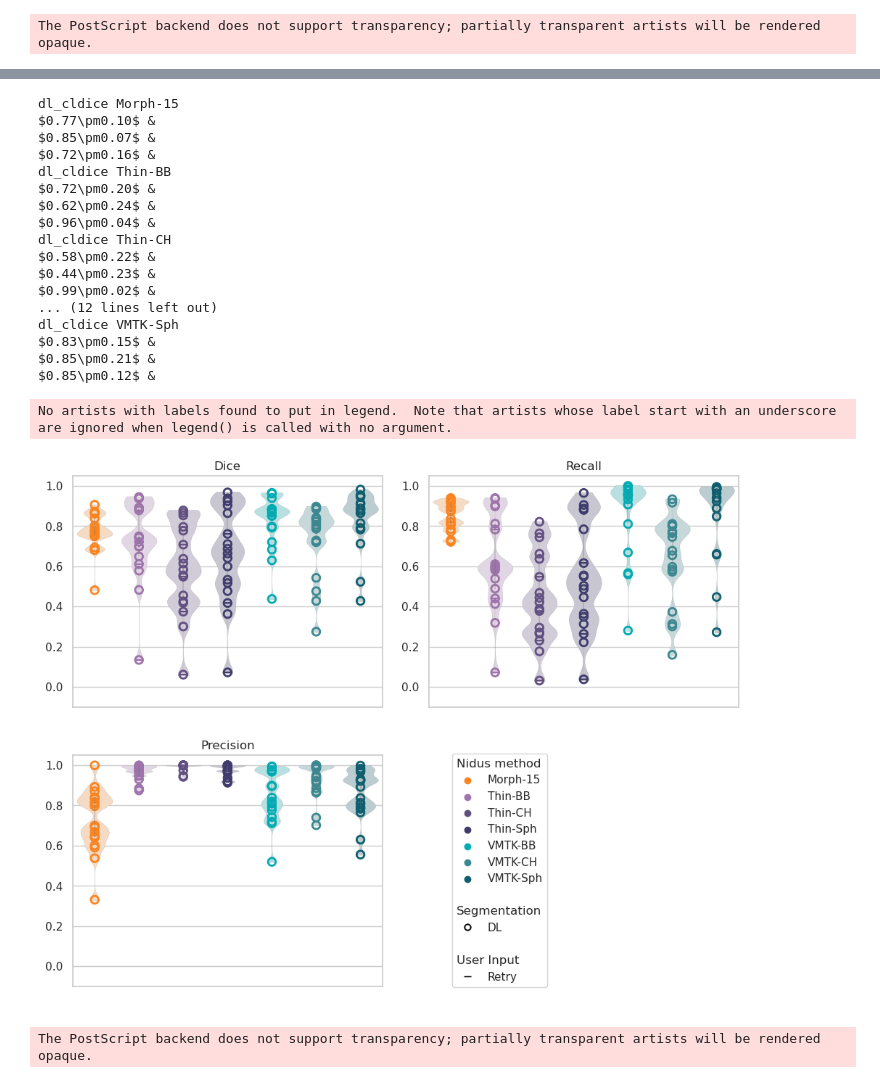
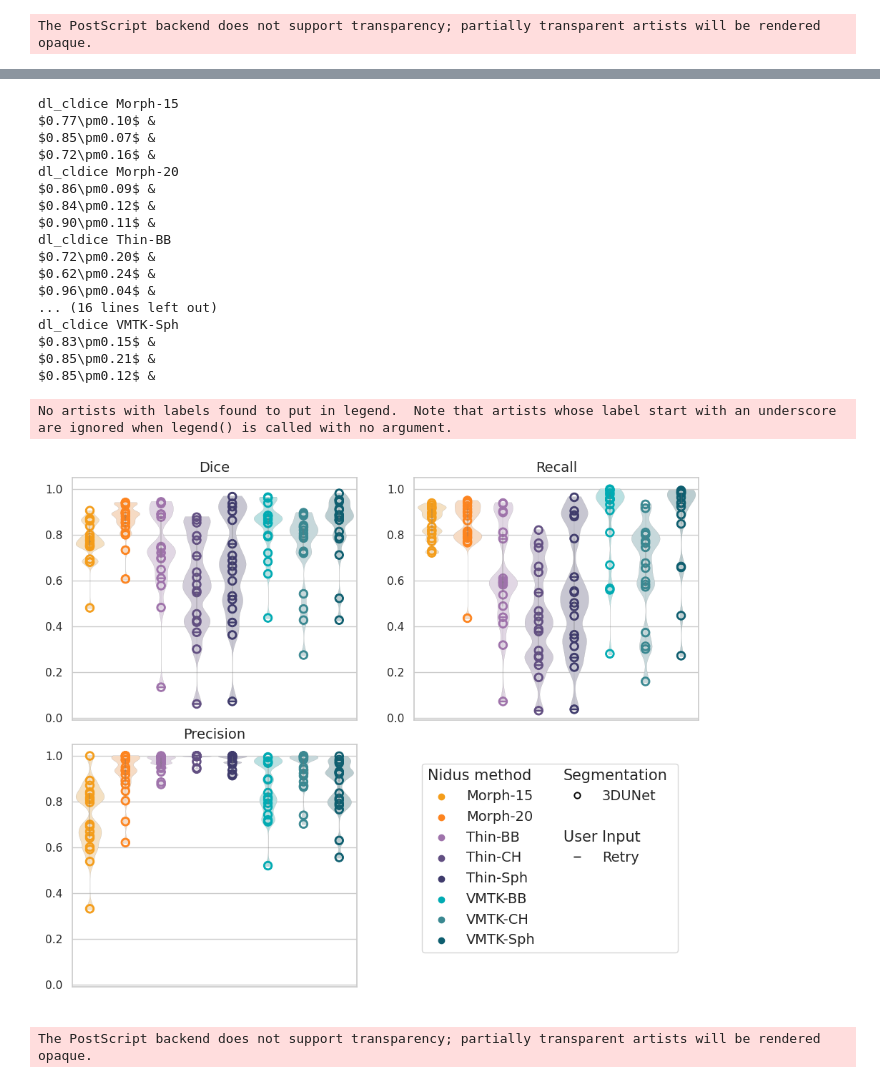
Before and after one commit to CamilaGL/angiographies, a Jupyter notebook: angiographies/utils/makingfigures.ipynb, the cells around one changed output, grey strips where cells are left out. Drawn from its saved outputs; the diff is of its cells as text; code cells hidden in the pictures.

Commit message:
more figures and values summaries

```diff
--- a/angiographies/utils/makingfigures.ipynb
+++ b/angiographies/utils/makingfigures.ipynb
@@ -1299,12 +1299,12 @@ $0.83\pm0.09$ &
 import matplotlib.path as mpath
 from matplotlib.markers import MarkerStyle
 
-datafilemean17 = pd.read_csv("/media/camila/Datos4TB/proyectos/newpipe_unsegm/classification/svtdices-fixed-retries.csv")
+datafilemean17 = pd.read_csv("/media/camila/Datos4TB/proyectos/newpipe_unsegm/classification/svtdices-fixed-morph.csv")
 
 datafilemean17 = datafilemean17[datafilemean17["Method"]!= "Morph-30"]
 
 #manual[manual["Method"]=="Morph-15"]
-methods = ["Morph-15", "Thin-BB", "Thin-CH", "Thin-Sph", "VMTK-BB", "VMTK-CH", "VMTK-Sph"]
+methods = ["Morph-15","Morph-20", "Thin-BB", "Thin-CH", "Thin-Sph", "VMTK-BB", "VMTK-CH", "VMTK-Sph"]
 metrics = ["Dice", "Recall", "Precision"]
 segm = ["dl_cldice"]
 for m in methods:
@@ -1318,15 +1318,15 @@ dl_cldice Morph-15
 $0.77\pm0.10$ &
 $0.85\pm0.07$ &
 $0.72\pm0.16$ &
+dl_cldice Morph-20
+$0.86\pm0.09$ &
+$0.84\pm0.12$ &
+$0.90\pm0.11$ &
 dl_cldice Thin-BB
 $0.72\pm0.20$ &
 $0.62\pm0.24$ &
 $0.96\pm0.04$ &
-dl_cldice Thin-CH
-$0.58\pm0.22$ &
-$0.44\pm0.23$ &
-$0.99\pm0.02$ &
-... (12 lines left out)
+... (16 lines left out)
 dl_cldice VMTK-Sph
 $0.83\pm0.15$ &
 $0.85\pm0.21$ &
@@ -1336,13 +1336,13 @@ import matplotlib.path as mpath
 from matplotlib.markers import MarkerStyle
 
 
-datafile6 = pd.read_csv("/media/camila/Datos4TB/proyectos/newpipe_unsegm/classification/svtdices-fixed-retries.csv")
-
+datafile6 = pd.read_csv("/media/camila/Datos4TB/proyectos/newpipe_unsegm/classification/svtdices-fixed-morph.csv")
+datafile6 = datafile6[datafile6["Method"]!= "Morph-30"]
 palette=['#9C2C77','#8D72E1','#0E5E6F','#2c89a0','#ffffff']
 #palette = ["#F49D1A","#FD841F", "#9F73AB", "#624F82", "#3F3B6C", "#00ABB3","#3A8891", "#0E5E6F"]
-palette = ["#FD841F", "#9F73AB", "#624F82", "#3F3B6C", "#00ABB3","#3A8891", "#0E5E6F"]
-palettee = ["#FFFFFF","#FFFFFF", "#FFFFFF", "#FFFFFF", "#FFFFFF","#FFFFFF", "#FFFFFF"]
-paletteg = ["#999999", "#999999", "#999999", "#999999", "#999999", "#999999", "#999999"]
+palette = ["#F49D1A","#FD841F", "#9F73AB", "#624F82", "#3F3B6C", "#00ABB3","#3A8891", "#0E5E6F"]
+palettee = ["#FFFFFF","#FFFFFF","#FFFFFF", "#FFFFFF", "#FFFFFF", "#FFFFFF","#FFFFFF", "#FFFFFF"]
+paletteg = ["#999999","#999999", "#999999", "#999999", "#999999", "#999999", "#999999", "#999999"]
 palettesubske = ["#9F73AB", "#624F82", "#3F3B6C", "#00ABB3","#3A8891", "#0E5E6F"]
 def toalpha(hexcol):
         col = matplotlib.colors.to_rgb(hexcol)
@@ -1352,13 +1352,15 @@ def toalpha(hexcol):
 
 palettealpha = [toalpha(col) for col in palette]
 
+
 #dldice = datafile6[datafile6["Segmentation"]=="cl_dldice"]
 
 sns.set_theme(style="whitegrid",font_scale = 1)
 sns.set_style({'xtick.color' : "white"})
-fig, axes = plt.subplots(2, 2, figsize=(10, 8))
+plt.rcParams.update({'font.size': 24})
+fig, axes = plt.subplots(2, 2, figsize=(10, 8.5))
 
-plt.setp(axes, yticks=list(np.arange(0, 1.2, 0.2)), ylim=[-0.1,1.05], xlim=[-5.25,9.5], xticks=[])
+plt.setp(axes, yticks=list(np.arange(0, 1.2, 0.2)), ylim=[-0.01,1.05], xlim=[-5.25,10.5], xticks=[])
 #sns.despine(left=True)
 i =3
 metrics = ["Dice", "Recall", "Precision"]
@@ -1394,7 +1396,7 @@ for ax in range(i):
         subdldice = datafile6[datafile6["Metric"] == metrics[ax]]
         subdtries = subdldice[subdldice["Tries"] != 0]
         #subdd = dldice[dldice["Metric"] == metrics[ax]]
-        subplotax.set_title(metrics[ax])
+        subplotax.set_title(metrics[ax], fontsize=14)
         subplotax.set_ylabel(metrics[ax])
 
 
@@ -1419,39 +1421,41 @@ for ax in range(i):
         # .add(sns.Dot(fill=False, stroke=2, pointsize=8))
         # .on(axes[ax])
         # )
         subplotax.set_ylabel("")
         subplotax.set_xlabel("")
 #axes[0].set_ylabel("Value")
 plt.tight_layout()
 plt.legend(bbox_to_anchor=(1.04, 1), borderaxespad=0)
 handles, labels = axes[0,0].get_legend_handles_labels()
 handles.extend([#plt.Line2D([0,0],[0,0], linestyle=''),
                       plt.Line2D([0,0],[0,0], markeredgecolor="black",
                       marker=cut_circle, markerfacecolor='black', markersize=7,
                       mew=0.3,
                       linestyle='',
                       lw=2),
                       plt.Line2D([0,0],[0,0], markeredgecolor="black",
                       marker=linepath4, markerfacecolor='black', markersize=7,
                       mew=0.3,
                       linestyle='',
                       lw=2)])
 labels.extend([#"",
-                "DL", "Retry"])
+                "3DUNet", "Retry"])
 for ax in axes:
         for subax in ax:
                 subax.get_legend().remove()
 axes[-1, -1].axis('off')
-shft=7
-plt.legend(['Nidus method'] + handles[shft:7+shft] + ['','Segmentation'] + handles[7+shft:8+shft] + ['','User Input'] + [handles[8+shft]],
-          ['']         + labels[shft:7+shft] + ['','']          + labels[7+shft:8+shft]+ ['','']          + [labels[8+shft]],
-           handler_map={str: LegendTitle({'fontsize': 12})},
-          bbox_to_anchor=(0.40, 1.03)
+shft=8
+plt.legend(['Nidus method'] + handles[shft:8+shft] + ['Segmentation'] + handles[8+shft:9+shft] + ['','User Input'] + [handles[9+shft]] + ['','',''],
+          ['']         + labels[shft:8+shft] + ['']          + labels[8+shft:9+shft]+ ['','']          + [labels[9+shft]] + ['','','                '],
+           handler_map={str: LegendTitle({'fontsize': 15})},
+          bbox_to_anchor=(0.95, 0.95), ncol=2, fontsize=14
         )
 plt.tight_layout()
+plt.subplots_adjust(wspace=0.2,
+                    hspace=0.1)
 plt.show()
-fig.savefig("/media/camila/Datos4TB/proyectos/newpipe_unsegm/classification/svtcases-2b2-violin-fixed-retries.eps")
+fig.savefig("/media/camila/Datos4TB/proyectos/newpipe_unsegm/classification/svtcases-2b2-violin-morph-col.eps")
 # %% [output]
 No artists with labels found to put in legend.  Note that artists whose label start with an underscore are ignored when legend() is called with no argument.
-[figure, old version]
+[figure, new version]
 The PostScript backend does not support transparency; partially transparent artists will be rendered opaque.
```
Also changed, not shown: parts of 4 cells of this notebook.
